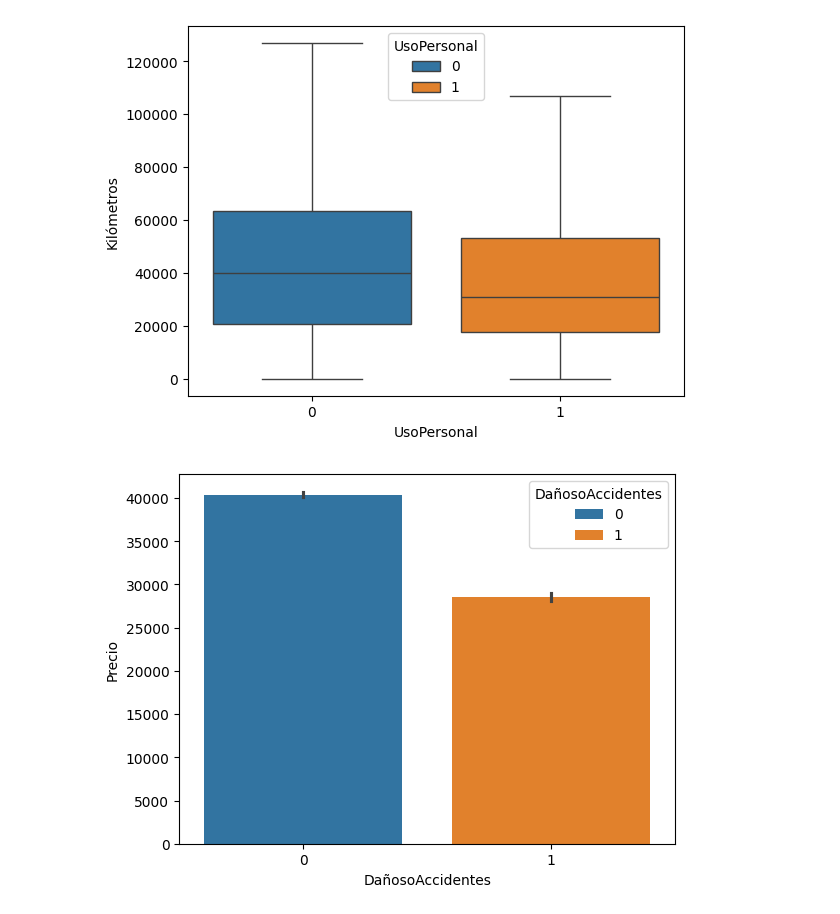
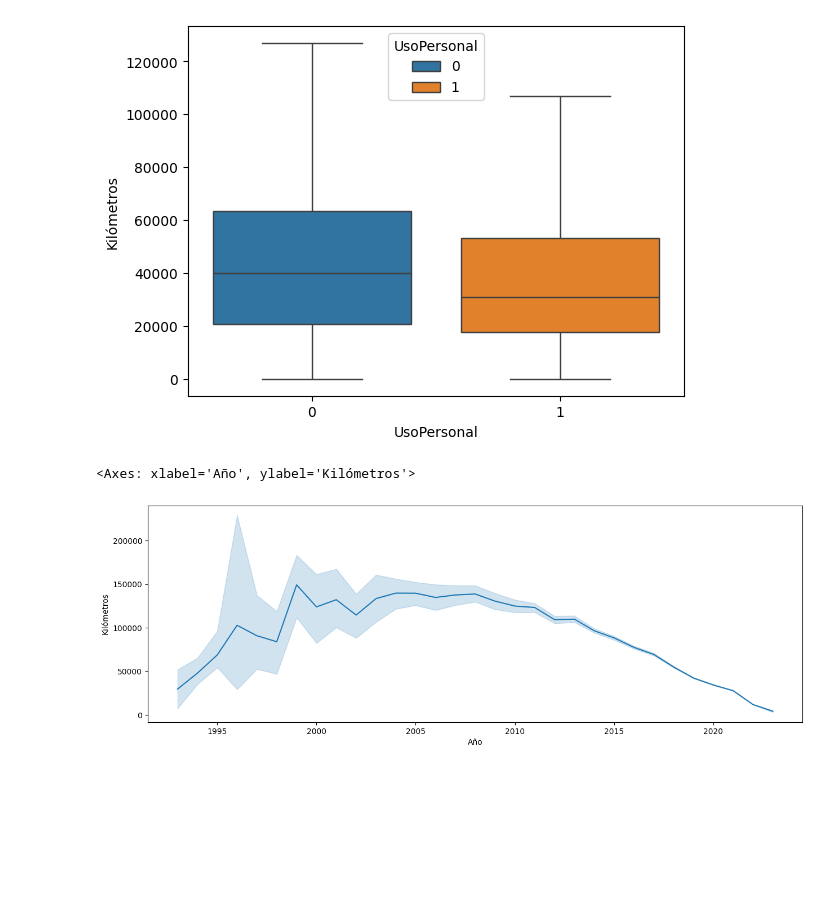
Before and after one commit to emalincic/Primera_Pre-entrega_DS1, a Jupyter notebook: 1er_entregable.ipynb, the cells around one changed output. Drawn from its saved outputs; the diff is of its cells as text; code cells hidden in the pictures; blank space fills up the shorter version.

```diff
--- a/1er_entregable.ipynb
+++ b/1er_entregable.ipynb
@@ -251,11 +248,12 @@ sns.boxplot( data=df,
 plt.show()
 # %% [output]
 [figure]
-# %%
-sns.barplot(data=df,
-            x='DañosoAccidentes',
-            y='Precio',
-            hue='DañosoAccidentes')
-plt.show()
-# %% [output]
-[figure, removed]
+# %%
+#En general los autos más viejos fueron usados más y por lo tanto tienen más kilómetros hechos
+plt.figure(figsize=(15,5))
+sns.lineplot(data=df,
+                x='Año',
+                y='Kilómetros')
+# %% [output]
+<Axes: xlabel='Año', ylabel='Kilómetros'>
+[figure, added]
```
Also changed, not shown: parts of 11 cells of this notebook.
